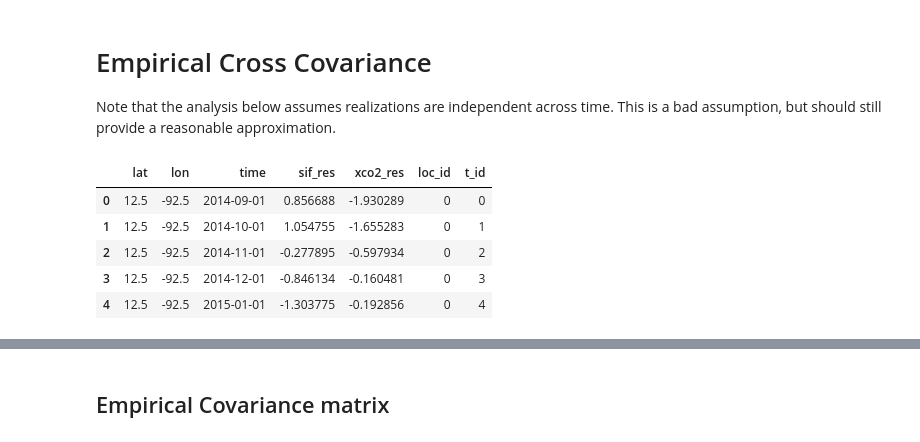
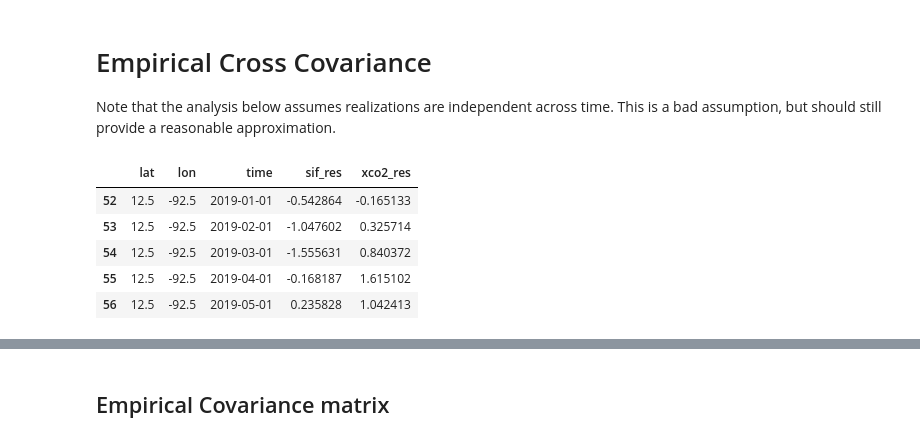
Before and after one commit to 91Mrwu/sif-xco2-cokriging, a Jupyter notebook: research/empirical_cross_cov.ipynb, the cells around one changed output, grey strips where cells are left out. Saved outputs shown, nothing was run; the diff lists cells and outputs as text; code cells hidden in the pictures.

```diff
--- a/research/empirical_cross_cov.ipynb
+++ b/research/empirical_cross_cov.ipynb
@@ -19,13 +23,20 @@ import krige_tools
 # %%
-# Get data: 5-degree monthly average, detrended and standardized, cont. US
+# Get data: detrended 5-degree monthly average, cont. US
 df = pd.read_csv("../data/exp_pro/OCO2_5deg_monthly_conus.csv")
-df["loc_id"] = df.groupby(["lat", "lon"]).ngroup()
-df["t_id"] = df.groupby(["time"]).ngroup()
+
+# Isolate 2019
+df["time"] = pd.to_datetime(df["time"])
+df = df[df.time.dt.year == 2019]
+
+# Standardize data locally
+columns = ["xco2_res", "sif_res"]
+df[columns] = df.groupby(["lon", "lat"])[columns].transform(lambda x: (x - x.mean()) / x.std())
+
 df.head()
 # %% [output]
-|  | lat | lon | time | sif_res | xco2_res | loc_id | t_id |
-| 0 | 12.5 | -92.5 | 2014-09-01 | 0.856688 | -1.930289 | 0 | 0 |
-| 1 | 12.5 | -92.5 | 2014-10-01 | 1.054755 | -1.655283 | 0 | 1 |
-| 2 | 12.5 | -92.5 | 2014-11-01 | -0.277895 | -0.597934 | 0 | 2 |
-| 3 | 12.5 | -92.5 | 2014-12-01 | -0.846134 | -0.160481 | 0 | 3 |
-| 4 | 12.5 | -92.5 | 2015-01-01 | -1.303775 | -0.192856 | 0 | 4 |
+|  | lat | lon | time | sif_res | xco2_res |
+| 52 | 12.5 | -92.5 | 2019-01-01 | -0.542864 | -0.165133 |
+| 53 | 12.5 | -92.5 | 2019-02-01 | -1.047602 | 0.325714 |
+| 54 | 12.5 | -92.5 | 2019-03-01 | -1.555631 | 0.840372 |
+| 55 | 12.5 | -92.5 | 2019-04-01 | -0.168187 | 1.615102 |
+| 56 | 12.5 | -92.5 | 2019-05-01 | 0.235828 | 1.042413 |
```
Also changed, not shown: parts of 11 cells of this notebook, 3 other files.
